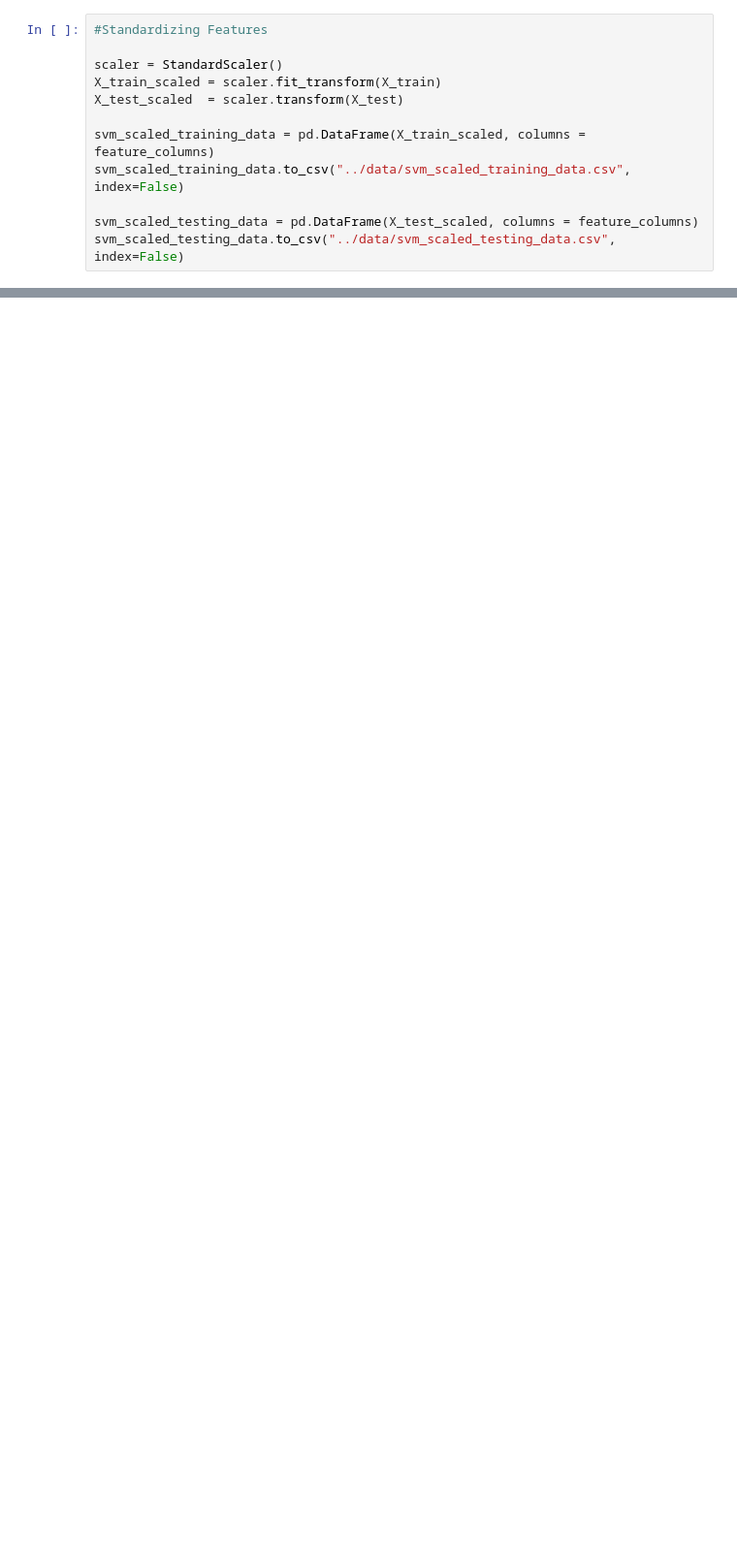
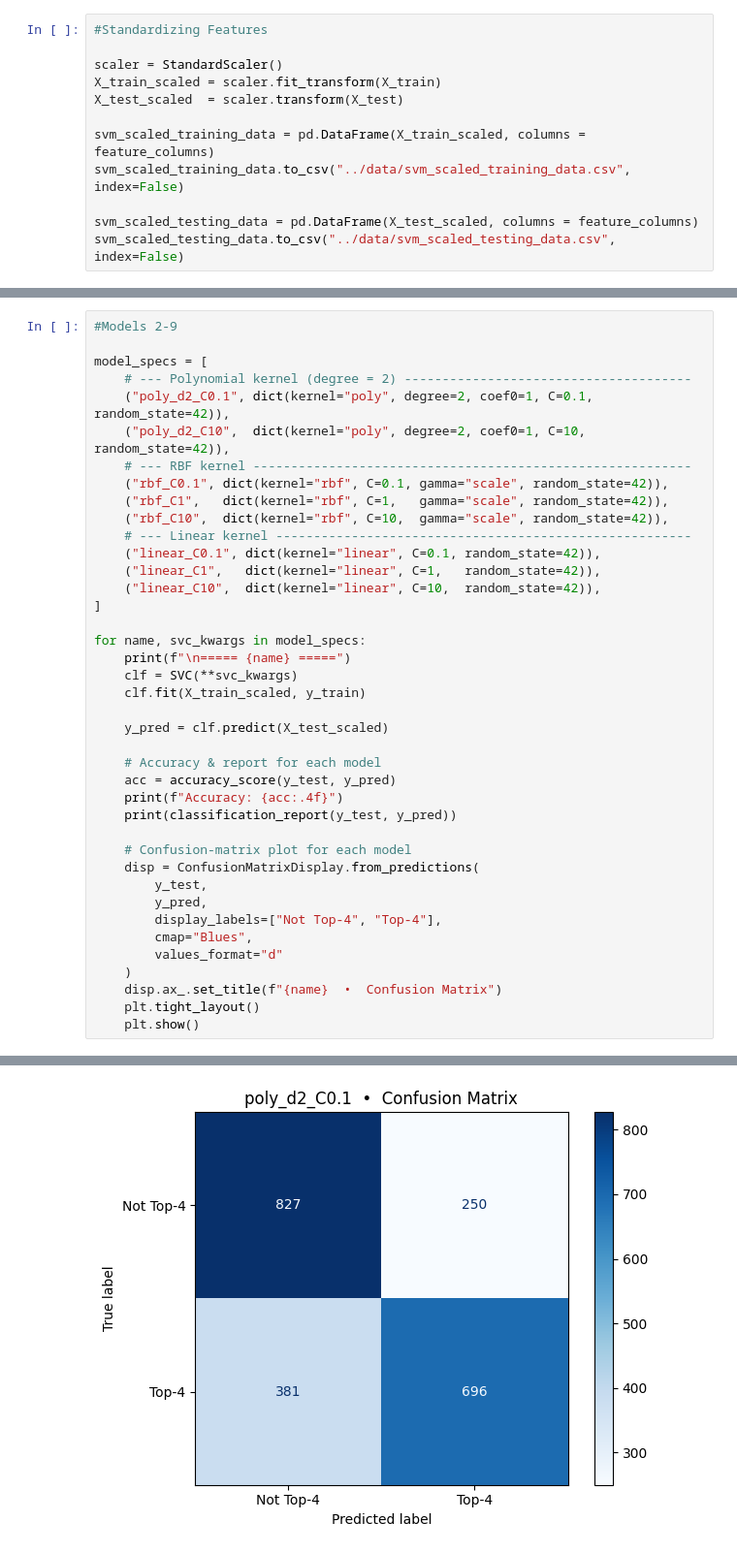
Before and after one commit to WiHi1131/Machine-Learning-Project, a Jupyter notebook: code/SVM.ipynb, the cells around one changed output, grey strips where cells are left out. Shown at 97% size. Cells and saved outputs as stored; diff of their text form; blank space fills up the shorter version.

```diff
--- a/code/SVM.ipynb
+++ b/code/SVM.ipynb
@@ -40,0 +81,41 @@ svm_scaled_testing_data.to_csv("../data/svm_scaled_testing_data.csv", index=Fals
+# %%
+#Models 2-9
+
+model_specs = [
+    # --- Polynomial kernel (degree = 2) --------------------------------------
+    ("poly_d2_C0.1", dict(kernel="poly", degree=2, coef0=1, C=0.1, random_state=42)),
+    ("poly_d2_C10",  dict(kernel="poly", degree=2, coef0=1, C=10,  random_state=42)),
+    # --- RBF kernel ----------------------------------------------------------
+    ("rbf_C0.1", dict(kernel="rbf", C=0.1, gamma="scale", random_state=42)),
+    ("rbf_C1",   dict(kernel="rbf", C=1,   gamma="scale", random_state=42)),
+    ("rbf_C10",  dict(kernel="rbf", C=10,  gamma="scale", random_state=42)),
+    # --- Linear kernel -------------------------------------------------------
+    ("linear_C0.1", dict(kernel="linear", C=0.1, random_state=42)),
+    ("linear_C1",   dict(kernel="linear", C=1,   random_state=42)),
+    ("linear_C10",  dict(kernel="linear", C=10,  random_state=42)),
+]
+
+for name, svc_kwargs in model_specs:
+    print(f"\n===== {name} =====")
+    clf = SVC(**svc_kwargs)
+    clf.fit(X_train_scaled, y_train)
+
+    y_pred = clf.predict(X_test_scaled)
+
+    # Accuracy & report for each model
+    acc = accuracy_score(y_test, y_pred)
+    print(f"Accuracy: {acc:.4f}")
+    print(classification_report(y_test, y_pred))
+
+    # Confusion-matrix plot for each model
+    disp = ConfusionMatrixDisplay.from_predictions(
+        y_test,
+        y_pred,
+        display_labels=["Not Top-4", "Top-4"],
+        cmap="Blues",
+        values_format="d"
+    )
+    disp.ax_.set_title(f"{name}  •  Confusion Matrix")
+    plt.tight_layout()
+    plt.show()
+# %% [output]
@@ -40,0 +132 @@ svm_scaled_testing_data.to_csv("../data/svm_scaled_testing_data.csv", index=Fals
+[figure, added]
```
Also changed, not shown: parts of 3 cells of this notebook, 22 other files.
